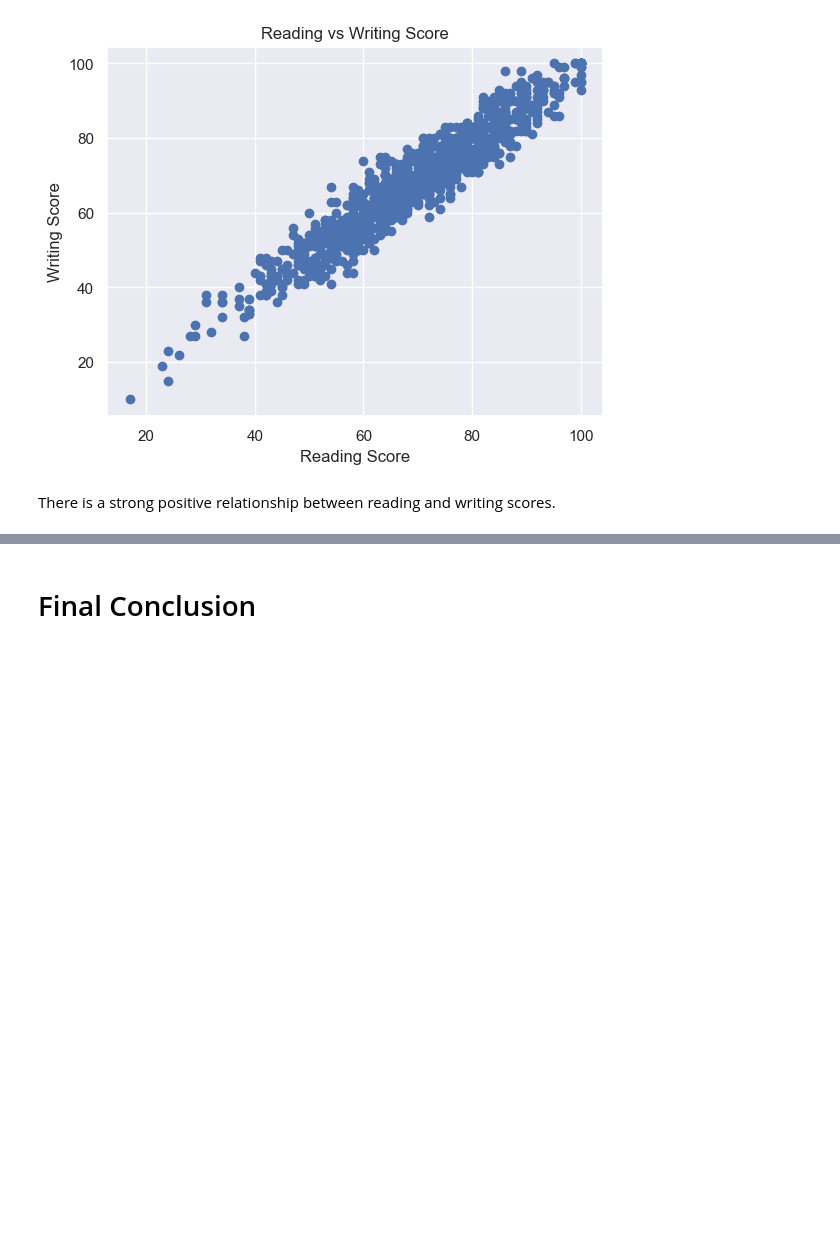
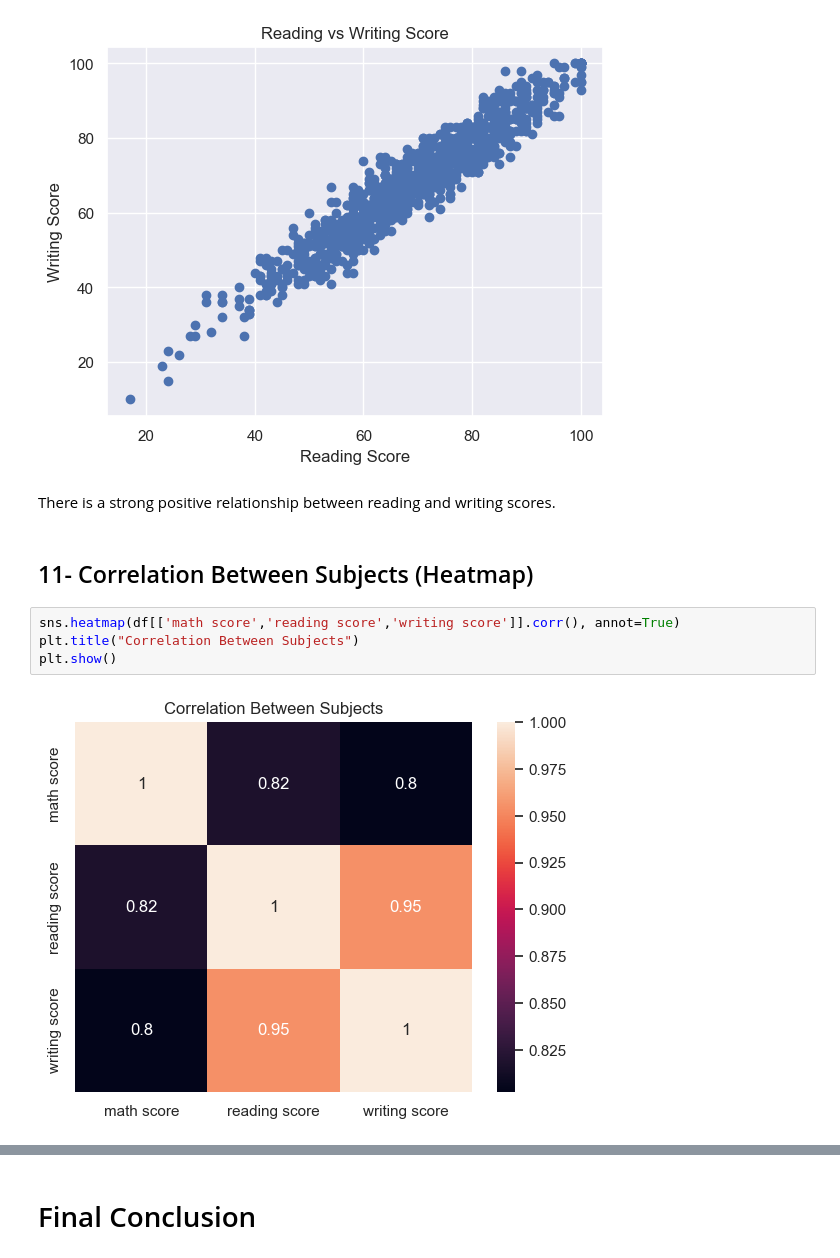
Before and after one commit to danahalghamdi80-ctrl/f, a Jupyter notebook: 3- EDA.ipynb, the cells around one changed output, grey strips where cells are left out. Cells and saved outputs as stored; diff of their text form; blank space fills up the shorter version.

```diff
--- a/3- EDA.ipynb
+++ b/3- EDA.ipynb
@@ -140,3 +140,11 @@ plt.show()
 [figure]
 # %% [markdown]
 There is a strong positive relationship between reading and writing scores.
+# %% [markdown]
+## 11- Correlation Between Subjects (Heatmap)
+# %%
+sns.heatmap(df[['math score','reading score','writing score']].corr(), annot=True)
+plt.title("Correlation Between Subjects")
+plt.show()
+# %% [output]
+[figure, added]
```
Also changed, not shown: parts of 4 cells of this notebook.
